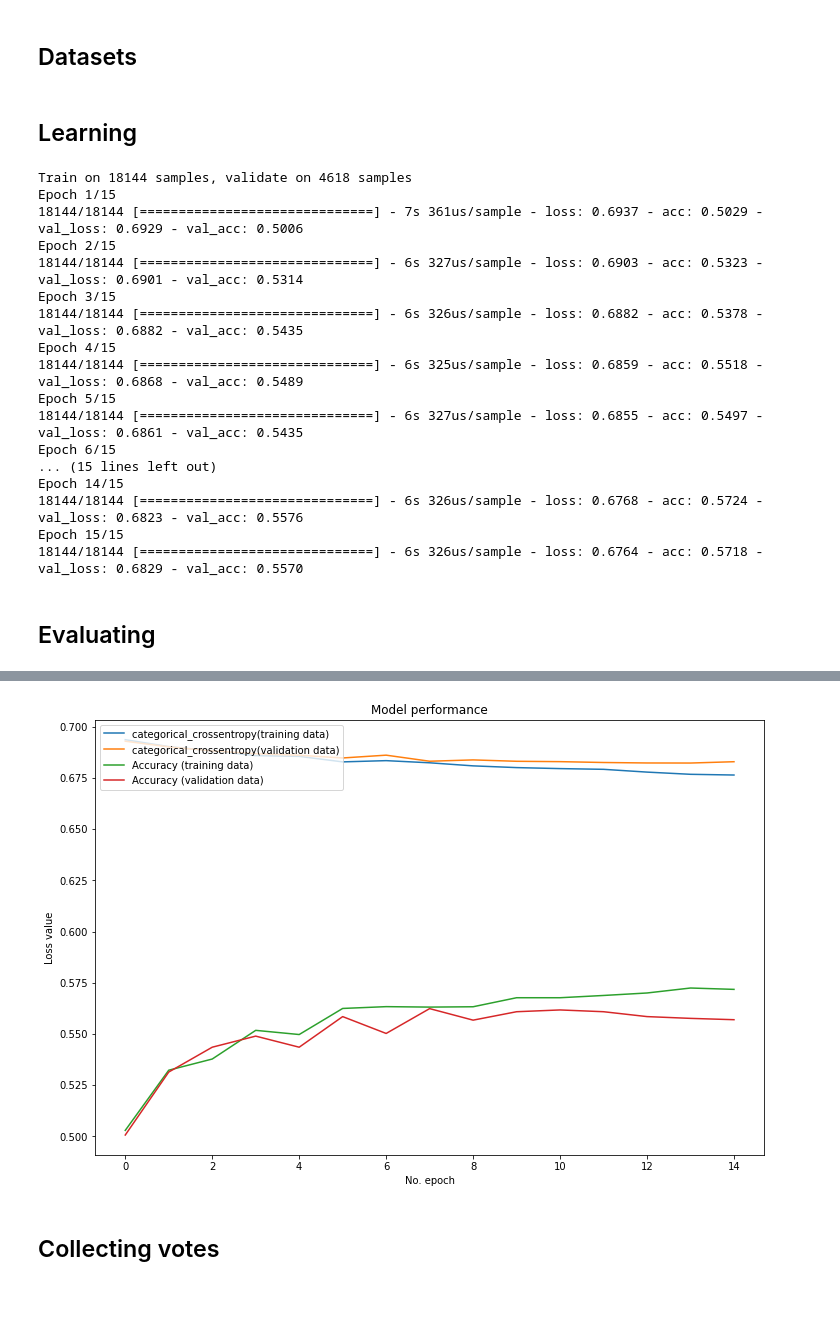
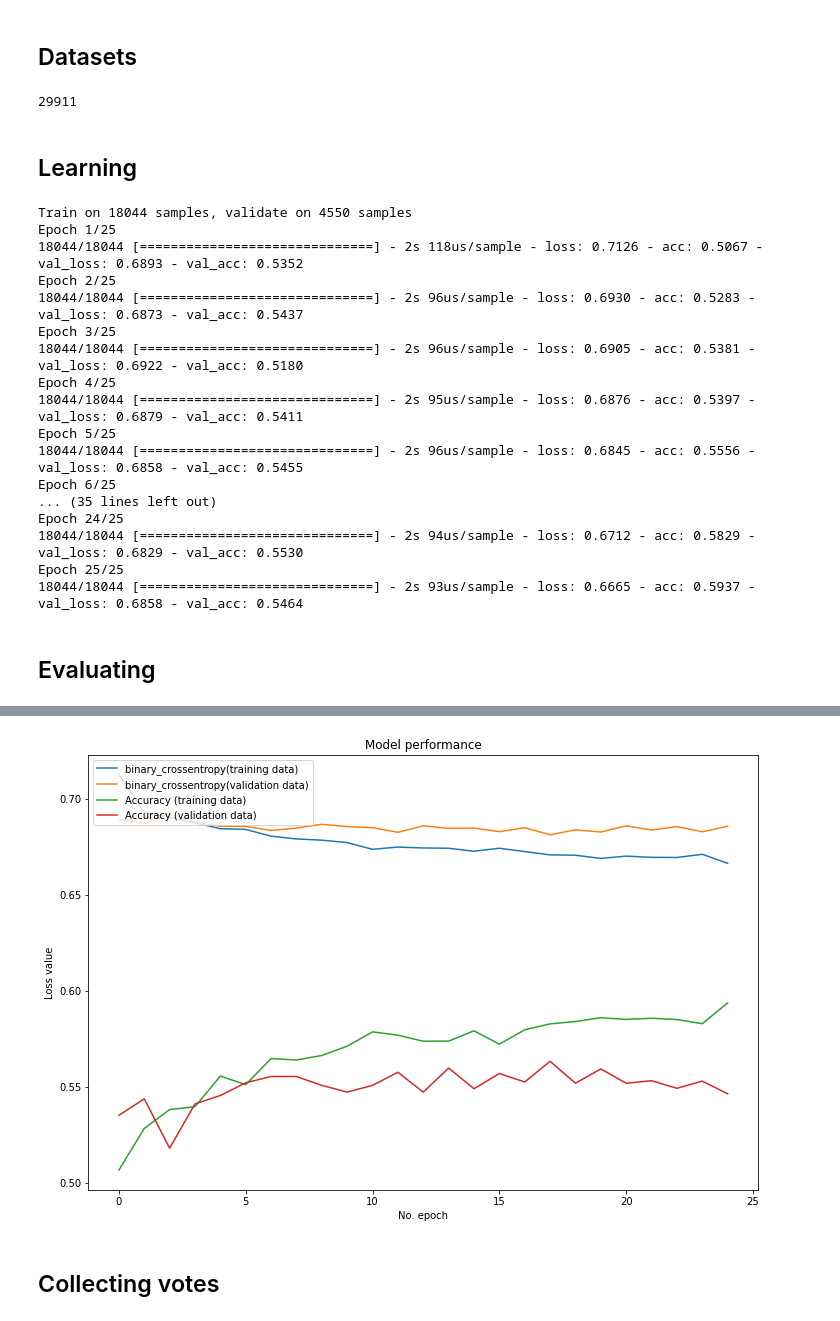
Before and after one commit to Przepioreczka/licencjat, a Jupyter notebook: Learning.ipynb, the cells around one changed output, grey strips where cells are left out. Cells and saved outputs as stored; diff of their text form; code cells hidden in the pictures.

```diff
--- a/Learning.ipynb
+++ b/Learning.ipynb
@@ -187,7 +137,7 @@ channels = 'ijkl->jlki'
 # %% [markdown]
 ### Validation dataset
 # %%
-X_validation = np.einsum(freq_bands,data_no8)
+X_validation = np.einsum(option,data_no8)
 y_validation = to_categorical(class_no8).astype(int)
 # %% [markdown]
 ## Prepared combinations
@@ -205,50 +155,53 @@ combinations_test = (5, 4, 3, 2, 1)
 ### Params
 # %%
 batch_size = 200
-no_epochs = 15
+no_epochs = 25
 verbosity = 1
-loss_fun = 'categorical_crossentropy'
+loss_fun = 'binary_crossentropy'
 # %% [markdown]
 ## Datasets
 # %%
-combination = 1
-X_train, y_train = get_training(X, y, combinations_train[combination], channels)
-X_test, y_test = get_test(X, y, combinations_test[combination], channels)
+combination = 4
+X_train, y_train = get_training(X, y, combinations_train[combination], option)
+X_test, y_test = get_test(X, y, combinations_test[combination], option)
 sample_shape = (X_train.shape[1], X_train.shape[2], X_train.shape[3])
+# %%
+X_validation.shape[0] + X_test.shape[0] + X_train.shape[0]
+# %% [output]
+29911
 # %% [markdown]
 ## Learning
 # %%
-bands_i = [0,1,2,3]
-sample_shape = (X_train.shape[1], X_train.shape[2], X_train.shape[3]-1)
+sample_shape = (X_train.shape[1], X_train.shape[2], X_train.shape[3])
 "Creating model"
-model = create_model(sample_shape, 2, (7,3))
+model = create_model(sample_shape, 2, (7,1), (11,1), optimizer='adam')
 
 "Fitting model to data"
-fitted_model, hist = fit(model, X_train[:,:,:,bands_i], y_train, X_test[:,:,:,bands_i], y_test,
+fitted_model, hist = fit(model, X_train, y_train, X_test, y_test,
             batch_size, no_epochs)
 # %% [output]
-Train on 18144 samples, validate on 4618 samples
-Epoch 1/15
-18144/18144 [==============================] - 7s 361us/sample - loss: 0.6937 - acc: 0.5029 - val_loss: 0.6929 - val_acc: 0.5006
-Epoch 2/15
-18144/18144 [==============================] - 6s 327us/sample - loss: 0.6903 - acc: 0.5323 - val_loss: 0.6901 - val_acc: 0.5314
-Epoch 3/15
-18144/18144 [==============================] - 6s 326us/sample - loss: 0.6882 - acc: 0.5378 - val_loss: 0.6882 - val_acc: 0.5435
-Epoch 4/15
-18144/18144 [==============================] - 6s 325us/sample - loss: 0.6859 - acc: 0.5518 - val_loss: 0.6868 - val_acc: 0.5489
-Epoch 5/15
-18144/18144 [==============================] - 6s 327us/sample - loss: 0.6855 - acc: 0.5497 - val_loss: 0.6861 - val_acc: 0.5435
-Epoch 6/15
-... (15 lines left out)
-Epoch 14/15
-18144/18144 [==============================] - 6s 326us/sample - loss: 0.6768 - acc: 0.5724 - val_loss: 0.6823 - val_acc: 0.5576
-Epoch 15/15
-18144/18144 [==============================] - 6s 326us/sample - loss: 0.6764 - acc: 0.5718 - val_loss: 0.6829 - val_acc: 0.5570
+Train on 18044 samples, validate on 4550 samples
+Epoch 1/25
+18044/18044 [==============================] - 2s 118us/sample - loss: 0.7126 - acc: 0.5067 - val_loss: 0.6893 - val_acc: 0.5352
+Epoch 2/25
+18044/18044 [==============================] - 2s 96us/sample - loss: 0.6930 - acc: 0.5283 - val_loss: 0.6873 - val_acc: 0.5437
+Epoch 3/25
+18044/18044 [==============================] - 2s 96us/sample - loss: 0.6905 - acc: 0.5381 - val_loss: 0.6922 - val_acc: 0.5180
+Epoch 4/25
+18044/18044 [==============================] - 2s 95us/sample - loss: 0.6876 - acc: 0.5397 - val_loss: 0.6879 - val_acc: 0.5411
+Epoch 5/25
+18044/18044 [==============================] - 2s 96us/sample - loss: 0.6845 - acc: 0.5556 - val_loss: 0.6858 - val_acc: 0.5455
+Epoch 6/25
+... (35 lines left out)
+Epoch 24/25
+18044/18044 [==============================] - 2s 94us/sample - loss: 0.6712 - acc: 0.5829 - val_loss: 0.6829 - val_acc: 0.5530
+Epoch 25/25
+18044/18044 [==============================] - 2s 93us/sample - loss: 0.6665 - acc: 0.5937 - val_loss: 0.6858 - val_acc: 0.5464
 # %% [markdown]
 ## Evaluating
 # %%
 "Getting validation and loss score"
-score = evaluate(fitted_model, X_validation[:,:,:,bands_i], y_validation)
+score = evaluate(fitted_model, X_validation, y_validation)
 
 "Plotting history"
 plot_history(hist, loss_fun)
@@ -257,4 +210,4 @@ Test loss: 0.6836381687312889 / Test accuracy: 0.556897759437561
-[figure, old version]
+[figure, new version]
 # %% [markdown]
 ## Collecting votes
 # %%
```
Also changed, not shown: parts of 12 cells of this notebook, 8 other files.
